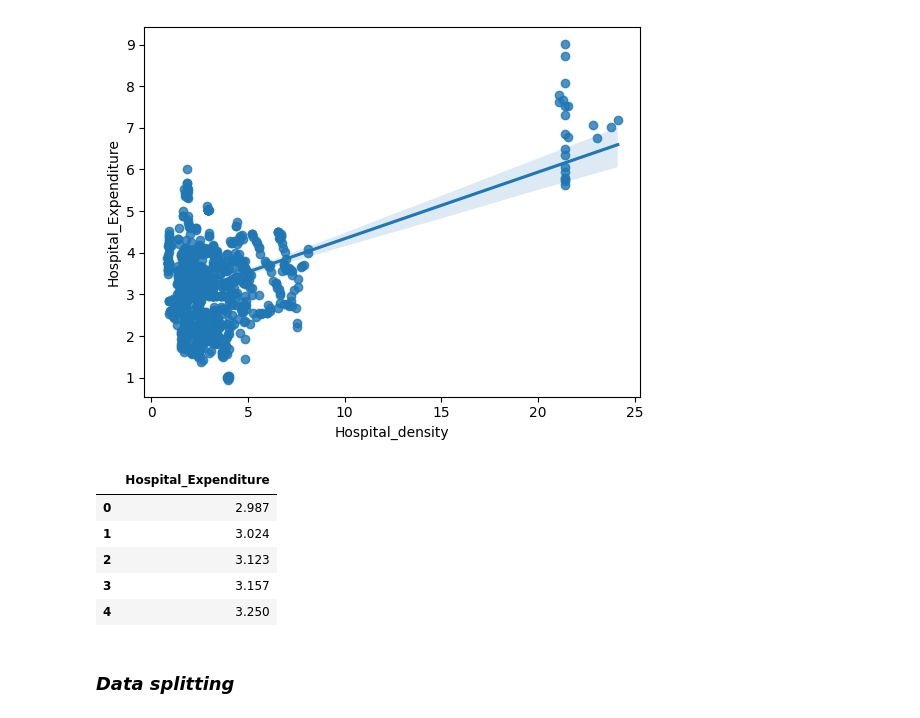
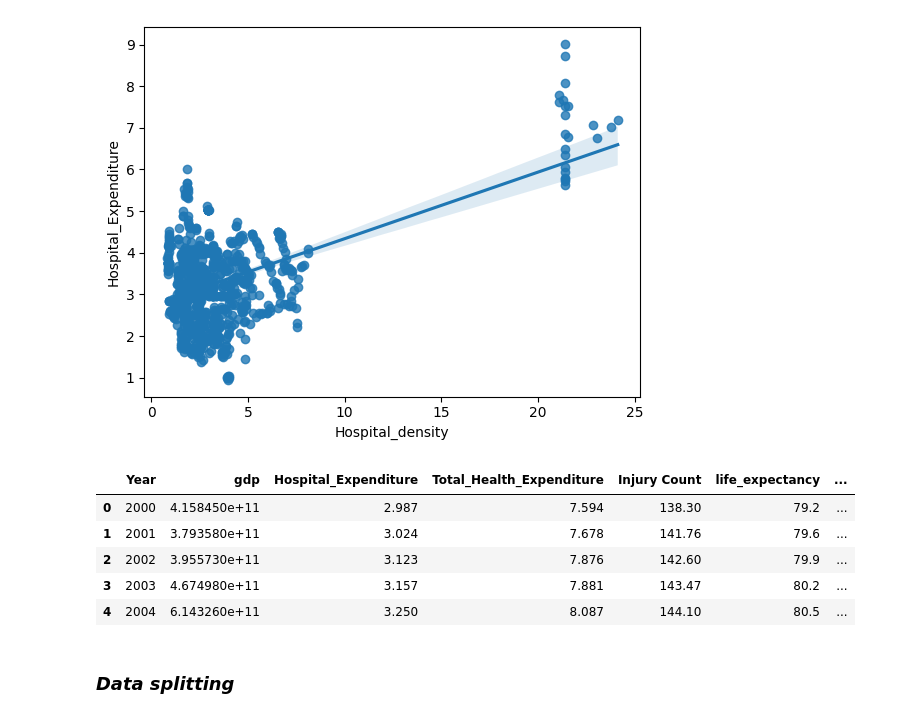
Before and after one commit to nachanyoung/Team_Algo_Sprint-, a Jupyter notebook: notebook/deficit_model_nelson.ipynb, the cells around one changed output. Saved outputs shown, nothing was run; the diff lists cells and outputs as text; code cells hidden in the pictures.

```diff
--- a/notebook/deficit_model_nelson.ipynb
+++ b/notebook/deficit_model_nelson.ipynb
@@ -12,5 +11,5 @@ from sklearn.metrics import r2_score
 # %%
-df = pd.read_csv("../dataset.csv")
+df = pd.read_csv("../health_infrastructure.csv")
 # %%
 df.head()
 # %% [output]
@@ -74,16 +73,17 @@ plt.show()
 # %% [output]
 [figure]
 # %%
-features = df[['Hospital_Expenditure']]
+# features = df[['Hospital_Expenditure']]
+features = features.drop(columns=['Communicable_disease'])
 
 features.head()
 # %% [output]
-|  | Hospital_Expenditure |
-| 0 | 2.987 |
-| 1 | 3.024 |
-| 2 | 3.123 |
-| 3 | 3.157 |
-| 4 | 3.250 |
+|  | Year | gdp | Hospital_Expenditure | Total_Health_Expenditure | Injury Count | life_expectancy | ... |
+| 0 | 2000 | 4.158450e+11 | 2.987 | 7.594 | 138.30 | 79.2 | ... |
+| 1 | 2001 | 3.793580e+11 | 3.024 | 7.678 | 141.76 | 79.6 | ... |
+| 2 | 2002 | 3.955730e+11 | 3.123 | 7.876 | 142.60 | 79.9 | ... |
+| 3 | 2003 | 4.674980e+11 | 3.157 | 7.881 | 143.47 | 80.2 | ... |
+| 4 | 2004 | 6.143260e+11 | 3.250 | 8.087 | 144.10 | 80.5 | ... |
 # %% [markdown]
 ### ***Data splitting***
 # %%
```
Also changed, not shown: parts of 11 cells of this notebook, 2 other files.
